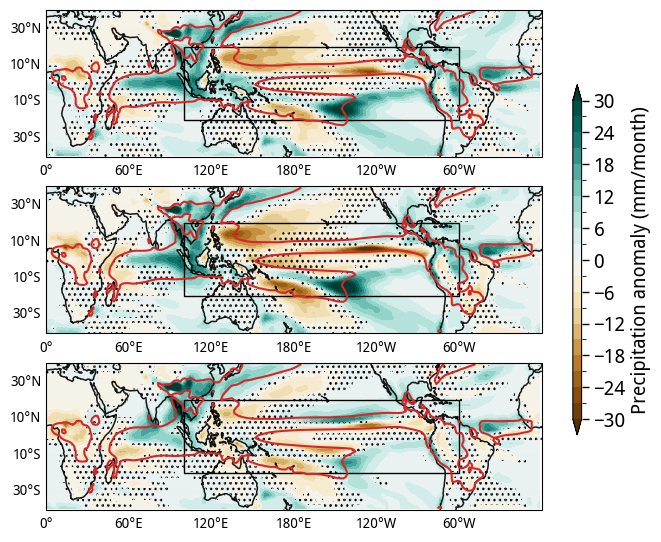
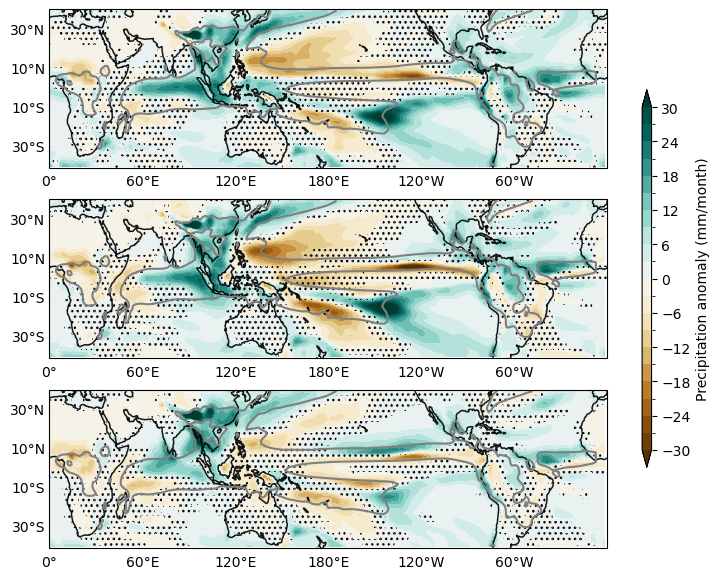
Code edit (unified diff) that turned the first committed figure into the second:
--- before
+++ after
@@ -1,4 +1,4 @@
-plot_maps(xx, yy, np.array(stable_plot_list) - np.array(plot_list), ['']*3, ['']*3, cmap='BrBG', levels = np.linspace(-30, 30, 21), pval = pval_list, draw_winds=False, u_wnd=[], v_wnd=[], wind_scale=20, draw_contour=True, contour_data=contour_data, contour_levels=[150], contour_colors='tab:red', 
+plot_maps(xx, yy, np.array(stable_plot_list) - np.array(plot_list), ['']*3, ['']*3, cmap='BrBG', levels = np.linspace(-30, 30, 21), pval = pval_list, draw_winds=False, u_wnd=[], v_wnd=[], wind_scale=20, draw_contour=True, contour_data=contour_data, contour_levels=[150], contour_colors='tab:gray', 
             set_locator=True, yloc=[-30, -10, 10, 30], xloc=[-120, -60, 0, 60, 120, 180],
-            nrows=3, ncols=1, figsize=(8,6.5), land_mask_list = [], add_patch=False, add_patch_extra=True, hatch_type = 'insig', proj=ccrs.PlateCarree(central_longitude=180), 
+            nrows=3, ncols=1, figsize=(9,7), land_mask_list = [], add_patch=False, add_patch_extra=False, hatch_type = 'insig', proj=ccrs.PlateCarree(central_longitude=180), 
             cbar_kwargs=dict(orientation='vertical', label='Precipitation anomaly (mm/month)', aspect=40, shrink=0.7, pad=0.05), draw_labels=True, draw_colorbar=True, auto_aspect=True)

Commit: reorganisation and udpating the heat transport plots and thermocline changes